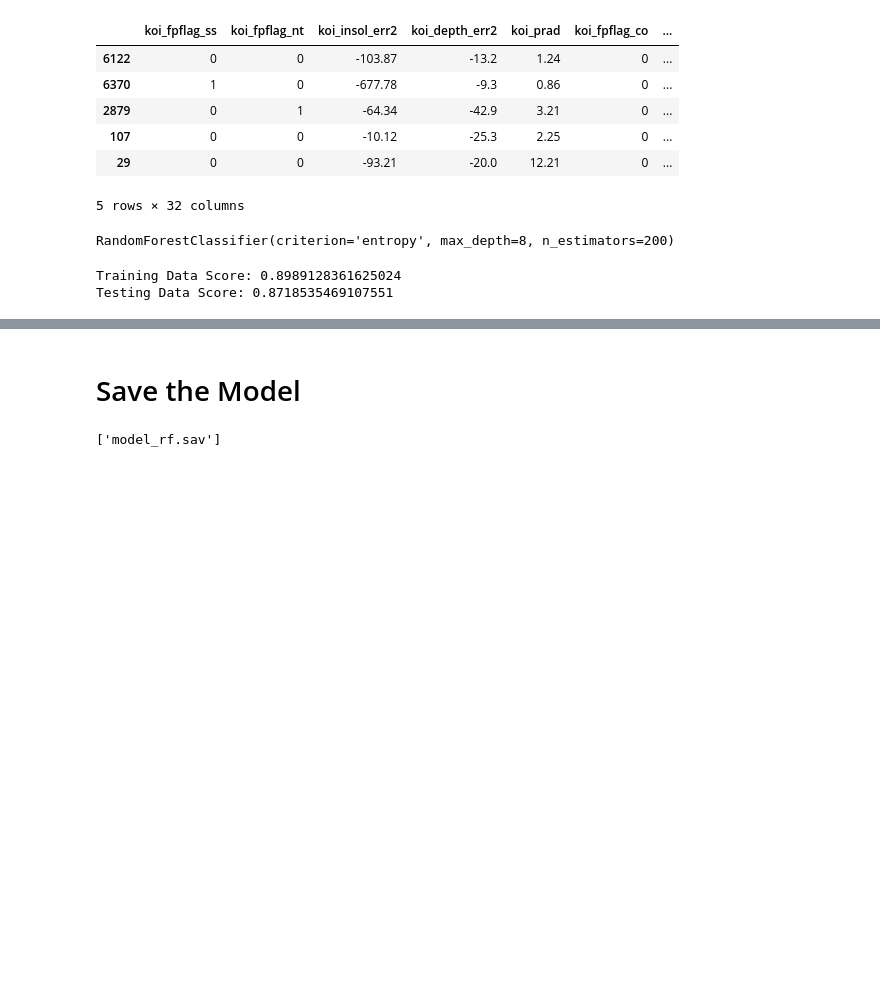
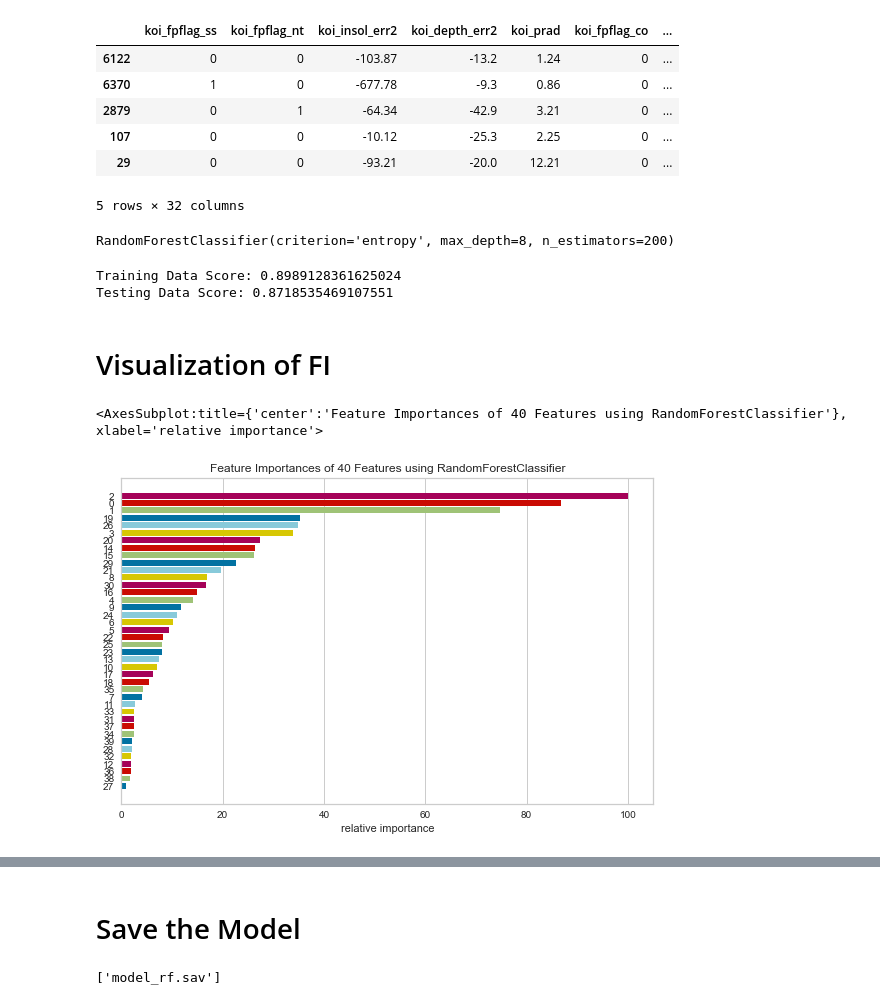
Before and after one commit to kk-deng/Exoplanets-Classifier-ML, a Jupyter notebook: model_3.ipynb, the cells around one changed output, grey strips where cells are left out. Cells and saved outputs as stored; diff of their text form; code cells hidden in the pictures; blank space fills up the shorter version.

```diff
--- a/model_3.ipynb
+++ b/model_3.ipynb
@@ -240,3 +240,15 @@ print(f"Testing Data Score: {fi_model3.score(X_test_scaled, y_test)}")
 # %% [output]
 Training Data Score: 0.8989128361625024
 Testing Data Score: 0.8718535469107551
+# %% [markdown]
+# Visualization of FI
+# %%
+from yellowbrick.datasets import load_occupancy
+from yellowbrick.model_selection import FeatureImportances
+
+viz = FeatureImportances(model3)
+viz.fit(X_train_scaled, y_train)
+viz.show(outpath="image/model3_randomforest_featuresimportances.png")
+# %% [output]
+<AxesSubplot:title={'center':'Feature Importances of 40 Features using RandomForestClassifier'}, xlabel='relative importance'>
+[figure, added]
```
Also changed, not shown: parts of 5 cells of this notebook, 3 other files.
